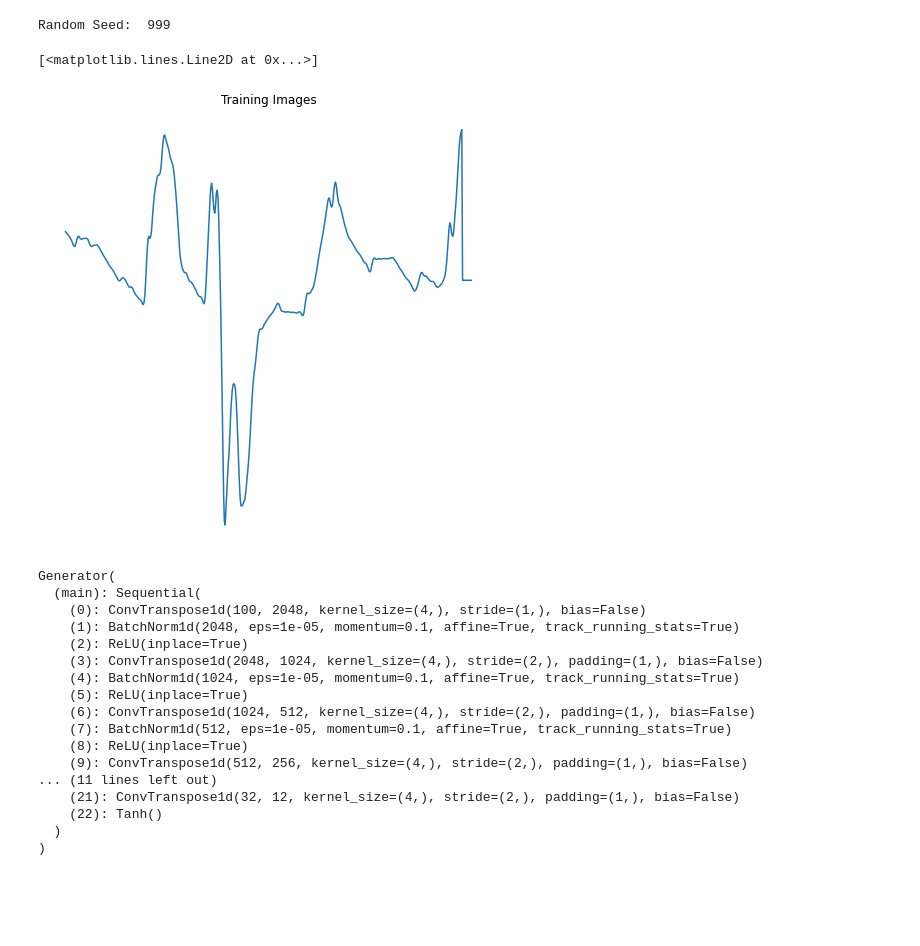
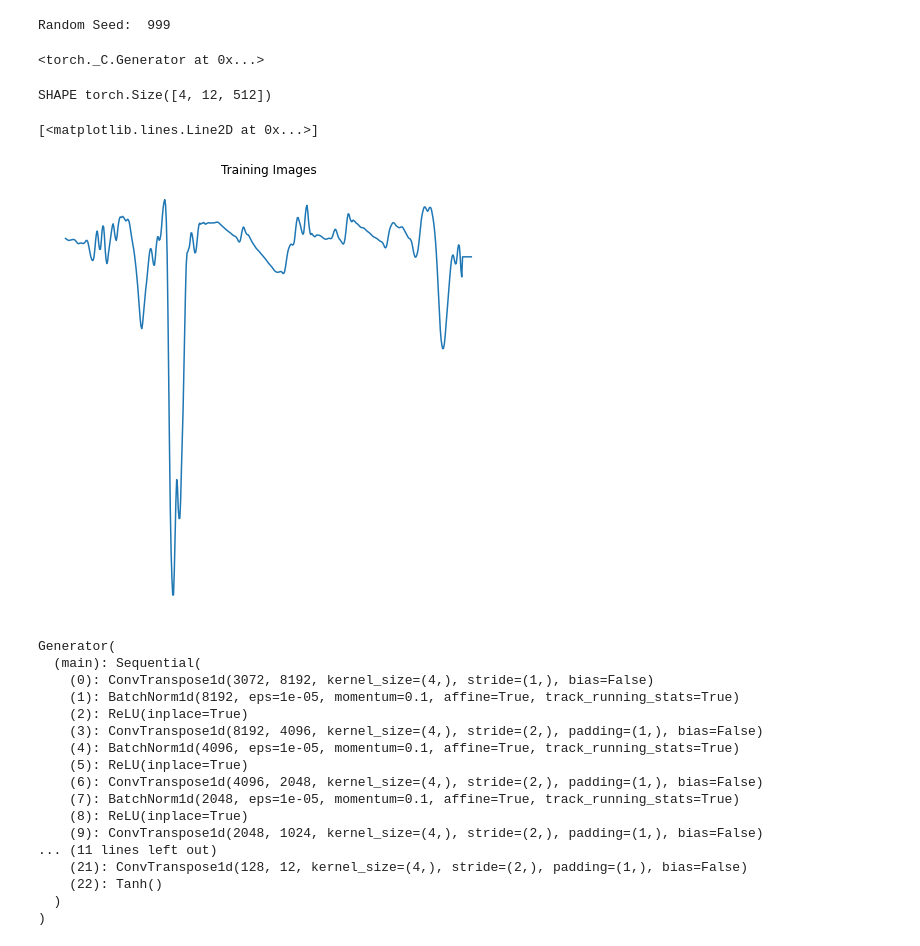
Before and after one commit to boldirev-as/AIIJC-medtech23, a Jupyter notebook: gan/torch_simple_gan.ipynb, the cells around one changed output. Cells and saved outputs as stored; diff of their text form; code cells hidden in the pictures; blank space fills up the shorter version.

```diff
--- a/gan/torch_simple_gan.ipynb
+++ b/gan/torch_simple_gan.ipynb
@@ -23,9 +23,10 @@ manualSeed = 999
 print("Random Seed: ", manualSeed)
 random.seed(manualSeed)
 torch.manual_seed(manualSeed)
-torch.use_deterministic_algorithms(True) # Needed for reproducible results
+#torch.use_deterministic_algorithms(True) # Needed for reproducible results
 # %% [output]
 Random Seed:  999
+<torch._C.Generator at 0x...>
 # %%
 # Root directory for dataset
 dataroot = "data/celeba"
@@ -34,17 +35,13 @@ dataroot = "data/celeba"
 workers = 2
 
 # Batch size during training
-batch_size = 8
-
-# Spatial size of training images. All images will be resized to this
-#   size using a transformer.
-image_size = 500
+batch_size = 4
 
 # Number of channels in the training images. For color images this is 3
 nc = 12
 
 # Size of z latent vector (i.e. size of generator input)
-nz = 100
+nz = 512*6
 
 # Size of feature maps in generator
 ngf = 32
@@ -53,10 +50,10 @@ ngf = 32
 ndf = 32
 
 # Number of training epochs
-num_epochs = 60
+num_epochs = 200
 
 # Learning rate for optimizers
-lr = 0.0002
+lr = 0.0001
 
 # Beta1 hyperparameter for Adam optimizers
 beta1 = 0.5
@@ -66,22 +63,27 @@ ngpu = 1
 # %%
 # We can use an image folder dataset the way we have it setup.
 # Create the dataset
 trainset = DatasetECG("./../train_annotations.csv", "./../transformed_train")
 
 dataloader = torch.utils.data.DataLoader(
     trainset, batch_size=batch_size, shuffle=False
 )# Decide which device we want to run on
 device = torch.device("cuda:0" if (torch.cuda.is_available() and ngpu > 0) else "cpu")
 
 # Plot some training images
 real_batch = next(iter(dataloader))
+real_batch = next(iter(dataloader))
+real_batch = next(iter(dataloader))
+
+print("SHAPE", real_batch[0].shape)
 plt.figure(figsize=(8,8))
 plt.axis("off")
 plt.title("Training Images")
-plt.plot(real_batch[0][0][1])
+plt.plot(real_batch[0][0][2])
 # %% [output]
-[<matplotlib.lines.Line2D at 0x...>]
+SHAPE torch.Size([4, 12, 512])
+[<matplotlib.lines.Line2D at 0x...>]
-[figure, old version]
+[figure, new version]
 # %%
 # custom weights initialization called on ``netG`` and ``netD``
 def weights_init(m):
@@ -152,18 +183,18 @@ print(netG)
 # %% [output]
 Generator(
   (main): Sequential(
-    (0): ConvTranspose1d(100, 2048, kernel_size=(4,), stride=(1,), bias=False)
-    (1): BatchNorm1d(2048, eps=1e-05, momentum=0.1, affine=True, track_running_stats=True)
+    (0): ConvTranspose1d(3072, 8192, kernel_size=(4,), stride=(1,), bias=False)
+    (1): BatchNorm1d(8192, eps=1e-05, momentum=0.1, affine=True, track_running_stats=True)
     (2): ReLU(inplace=True)
-    (3): ConvTranspose1d(2048, 1024, kernel_size=(4,), stride=(2,), padding=(1,), bias=False)
-    (4): BatchNorm1d(1024, eps=1e-05, momentum=0.1, affine=True, track_running_stats=True)
+    (3): ConvTranspose1d(8192, 4096, kernel_size=(4,), stride=(2,), padding=(1,), bias=False)
+    (4): BatchNorm1d(4096, eps=1e-05, momentum=0.1, affine=True, track_running_stats=True)
     (5): ReLU(inplace=True)
-    (6): ConvTranspose1d(1024, 512, kernel_size=(4,), stride=(2,), padding=(1,), bias=False)
-    (7): BatchNorm1d(512, eps=1e-05, momentum=0.1, affine=True, track_running_stats=True)
+    (6): ConvTranspose1d(4096, 2048, kernel_size=(4,), stride=(2,), padding=(1,), bias=False)
+    (7): BatchNorm1d(2048, eps=1e-05, momentum=0.1, affine=True, track_running_stats=True)
     (8): ReLU(inplace=True)
-    (9): ConvTranspose1d(512, 256, kernel_size=(4,), stride=(2,), padding=(1,), bias=False)
+    (9): ConvTranspose1d(2048, 1024, kernel_size=(4,), stride=(2,), padding=(1,), bias=False)
 ... (11 lines left out)
-    (21): ConvTranspose1d(32, 12, kernel_size=(4,), stride=(2,), padding=(1,), bias=False)
+    (21): ConvTranspose1d(128, 12, kernel_size=(4,), stride=(2,), padding=(1,), bias=False)
     (22): Tanh()
   )
 )
```
Also changed, not shown: parts of 7 cells of this notebook, 4 other files.
